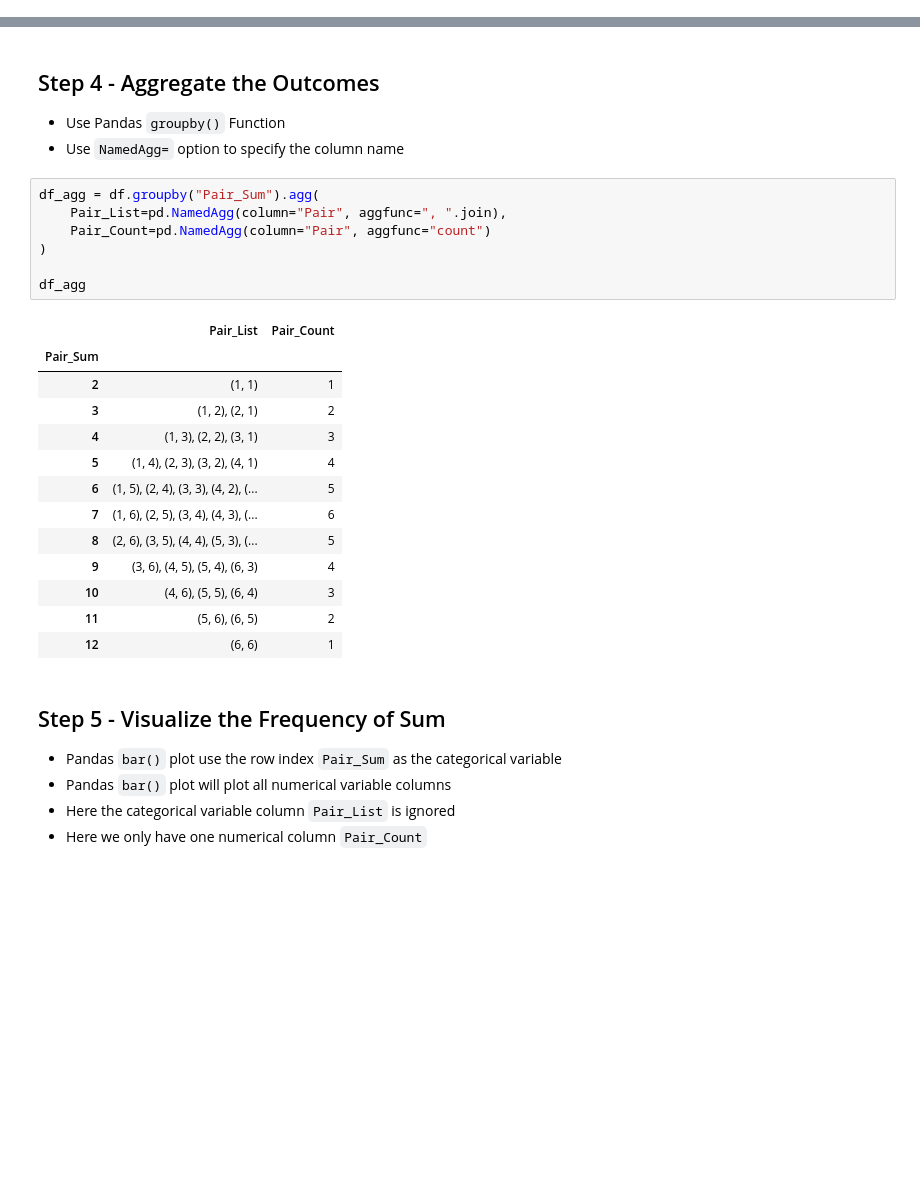
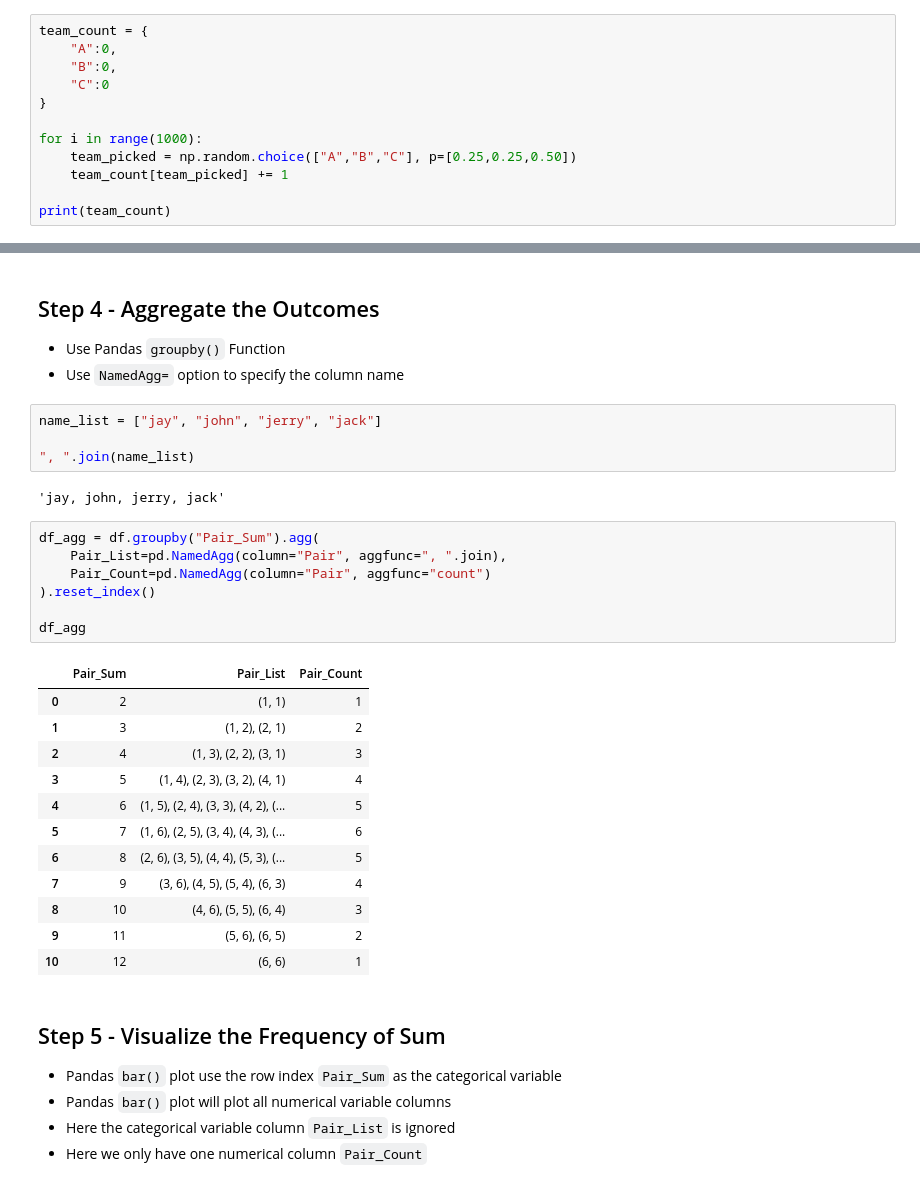
Before and after one commit to DATA-690-SPRING-2022/jay_data690, a Jupyter notebook: roll_dice.ipynb, the cells around one changed output, grey strips where cells are left out. Saved outputs shown, nothing was run; the diff lists cells and outputs as text; blank space fills up the shorter version.

```diff
--- a/roll_dice.ipynb
+++ b/roll_dice.ipynb
@@ -13,0 +23,12 @@ import pandas as pd
+# %%
+team_count = {
+    "A":0,
+    "B":0,
+    "C":0
+}
+
+for i in range(1000):
+    team_picked = np.random.choice(["A","B","C"], p=[0.25,0.25,0.50])
+    team_count[team_picked] += 1
+
+print(team_count)
@@ -92,27 +123,32 @@ dtype: object
 ## Step 4 -  Aggregate the Outcomes
 - Use Pandas `groupby()` Function
 - Use `NamedAgg=` option to specify the column name
+# %%
+name_list = ["jay", "john", "jerry", "jack"]
+
+", ".join(name_list)
+# %% [output]
+'jay, john, jerry, jack'
 # %%
 df_agg = df.groupby("Pair_Sum").agg(
     Pair_List=pd.NamedAgg(column="Pair", aggfunc=", ".join),
     Pair_Count=pd.NamedAgg(column="Pair", aggfunc="count")
-)
+).reset_index()
 
 df_agg
 # %% [output]
-|  | Pair_List | Pair_Count |
-| Pair_Sum |  |  |
-| 2 | (1, 1) | 1 |
-| 3 | (1, 2), (2, 1) | 2 |
-| 4 | (1, 3), (2, 2), (3, 1) | 3 |
-| 5 | (1, 4), (2, 3), (3, 2), (4, 1) | 4 |
-| 6 | (1, 5), (2, 4), (3, 3), (4, 2), (... | 5 |
-| 7 | (1, 6), (2, 5), (3, 4), (4, 3), (... | 6 |
-| 8 | (2, 6), (3, 5), (4, 4), (5, 3), (... | 5 |
-| 9 | (3, 6), (4, 5), (5, 4), (6, 3) | 4 |
-| 10 | (4, 6), (5, 5), (6, 4) | 3 |
-| 11 | (5, 6), (6, 5) | 2 |
-| 12 | (6, 6) | 1 |
+|  | Pair_Sum | Pair_List | Pair_Count |
+| 0 | 2 | (1, 1) | 1 |
+| 1 | 3 | (1, 2), (2, 1) | 2 |
+| 2 | 4 | (1, 3), (2, 2), (3, 1) | 3 |
+| 3 | 5 | (1, 4), (2, 3), (3, 2), (4, 1) | 4 |
+| 4 | 6 | (1, 5), (2, 4), (3, 3), (4, 2), (... | 5 |
+| 5 | 7 | (1, 6), (2, 5), (3, 4), (4, 3), (... | 6 |
+| 6 | 8 | (2, 6), (3, 5), (4, 4), (5, 3), (... | 5 |
+| 7 | 9 | (3, 6), (4, 5), (5, 4), (6, 3) | 4 |
+| 8 | 10 | (4, 6), (5, 5), (6, 4) | 3 |
+| 9 | 11 | (5, 6), (6, 5) | 2 |
+| 10 | 12 | (6, 6) | 1 |
 # %% [markdown]
 ## Step 5 - Visualize the Frequency of Sum
 - Pandas `bar()` plot use the row index `Pair_Sum` as the categorical variable
```
Also changed, not shown: parts of 10 cells of this notebook.
